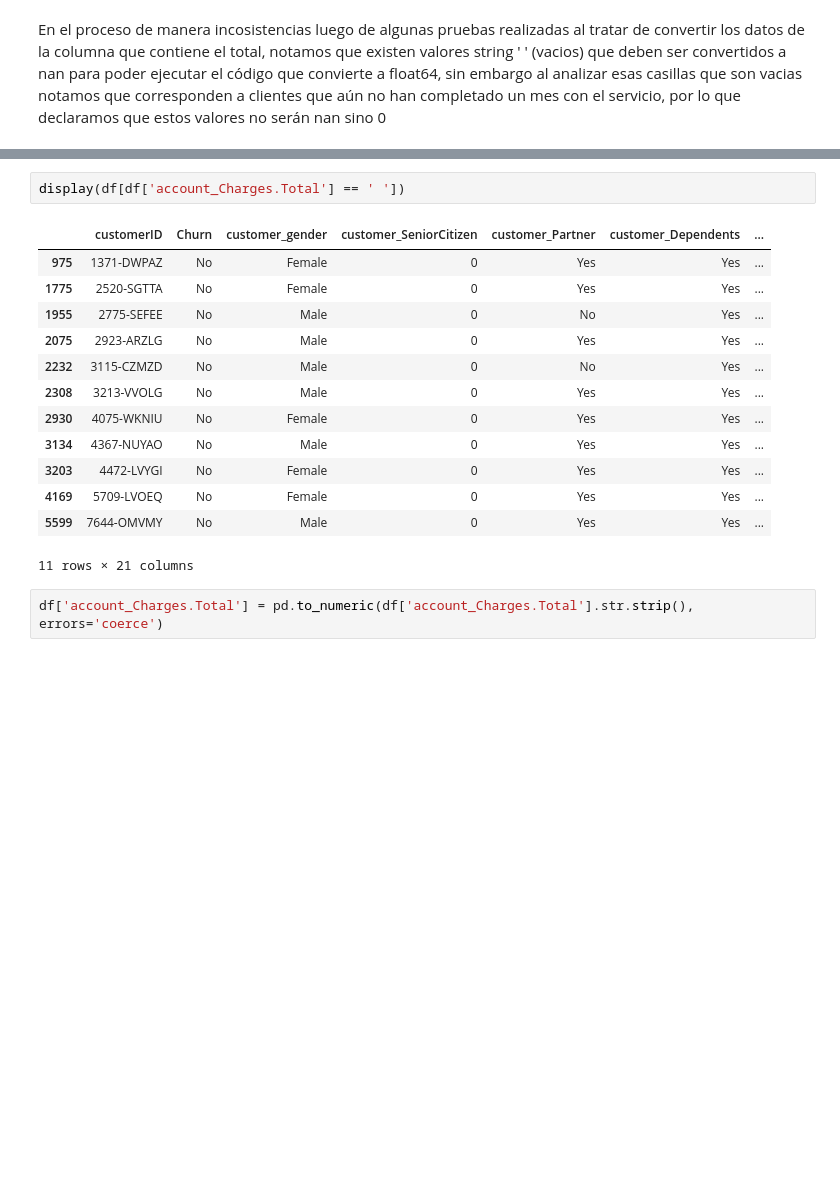
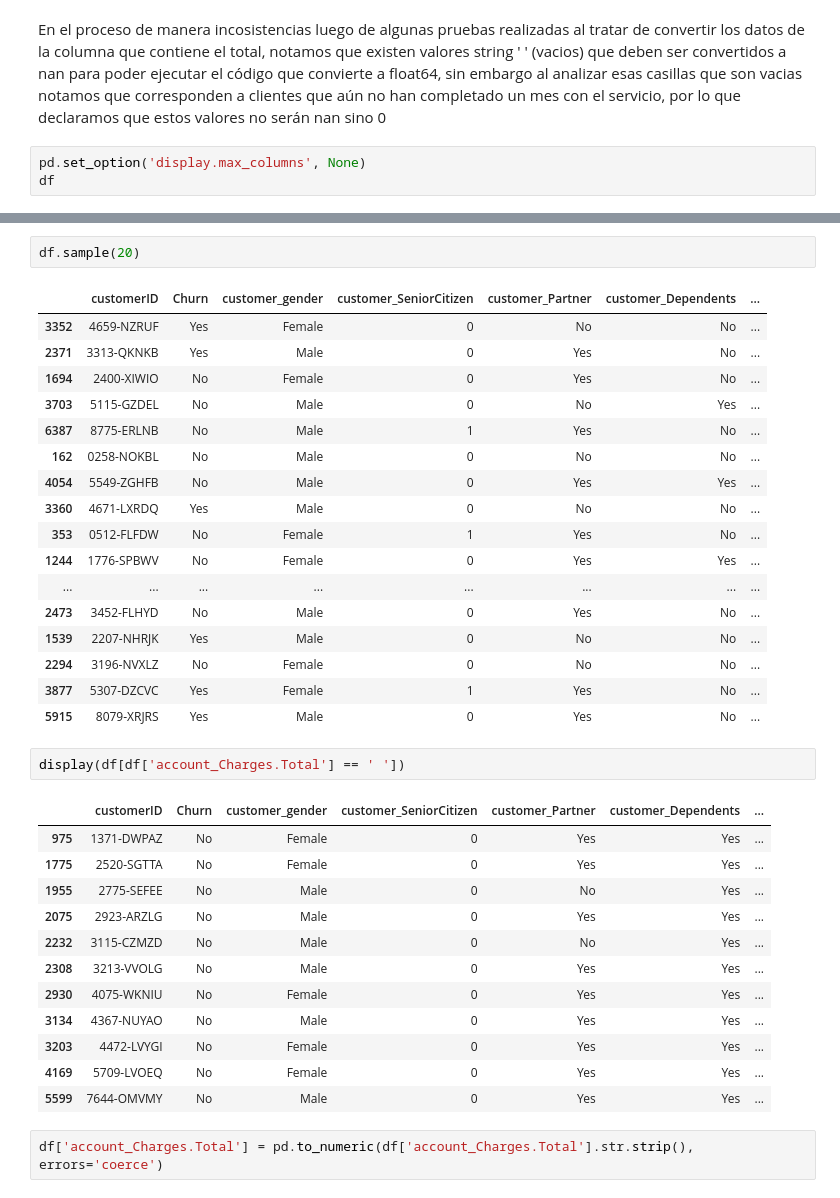
Before and after one commit to RientArlCroud/challenge3-analisis-de-datos, a Jupyter notebook: Challenge_3_Análisis_de_Datos.ipynb, the cells around one changed output, grey strips where cells are left out. Saved outputs shown, nothing was run; the diff lists cells and outputs as text; blank space fills up the shorter version.

```diff
--- a/Challenge_3_Análisis_de_Datos.ipynb
+++ b/Challenge_3_Análisis_de_Datos.ipynb
@@ -246,3 +246,6 @@ np.int64(7267)
 * Manejo de incosistencias
 # %% [markdown]
 En el proceso de manera incosistencias luego de algunas pruebas realizadas al tratar de convertir los datos de la columna que contiene el total, notamos que existen valores string ' ' (vacios) que deben ser convertidos a nan para poder ejecutar el código que convierte a float64, sin embargo al analizar esas casillas que son vacias notamos que corresponden a clientes que aún no han completado un mes con el servicio, por lo que declaramos que estos valores no serán nan sino 0
+# %%
+pd.set_option('display.max_columns', None)
+df
@@ -249,3 +266,23 @@ En el proceso de manera incosistencias luego de algunas pruebas realizadas al tr
+# %%
+df.sample(20)
+# %% [output]
+|  | customerID | Churn | customer_gender | customer_SeniorCitizen | customer_Partner | customer_Dependents | ... |
+| 3352 | 4659-NZRUF | Yes | Female | 0 | No | No | ... |
+| 2371 | 3313-QKNKB | Yes | Male | 0 | Yes | No | ... |
+| 1694 | 2400-XIWIO | No | Female | 0 | Yes | No | ... |
+| 3703 | 5115-GZDEL | No | Male | 0 | No | Yes | ... |
+| 6387 | 8775-ERLNB | No | Male | 1 | Yes | No | ... |
+| 162 | 0258-NOKBL | No | Male | 0 | No | No | ... |
+| 4054 | 5549-ZGHFB | No | Male | 0 | Yes | Yes | ... |
+| 3360 | 4671-LXRDQ | Yes | Male | 0 | No | No | ... |
+| 353 | 0512-FLFDW | No | Female | 1 | Yes | No | ... |
+| 1244 | 1776-SPBWV | No | Female | 0 | Yes | Yes | ... |
+| ... | ... | ... | ... | ... | ... | ... | ... |
+| 2473 | 3452-FLHYD | No | Male | 0 | Yes | No | ... |
+| 1539 | 2207-NHRJK | Yes | Male | 0 | No | No | ... |
+| 2294 | 3196-NVXLZ | No | Female | 0 | No | No | ... |
+| 3877 | 5307-DZCVC | Yes | Female | 1 | Yes | No | ... |
+| 5915 | 8079-XRJRS | Yes | Male | 0 | Yes | No | ... |
 # %%
 display(df[df['account_Charges.Total'] == ' '])
 # %% [output]
@@ -261,7 +298,6 @@ display(df[df['account_Charges.Total'] == ' '])
 | 3203 | 4472-LVYGI | No | Female | 0 | Yes | Yes | ... |
 | 4169 | 5709-LVOEQ | No | Female | 0 | Yes | Yes | ... |
 | 5599 | 7644-OMVMY | No | Male | 0 | Yes | Yes | ... |
-11 rows × 21 columns
 # %%
 df['account_Charges.Total'] = pd.to_numeric(df['account_Charges.Total'].str.strip(), errors='coerce')
 # %%
```
Also changed, not shown: parts of 25 cells of this notebook.
